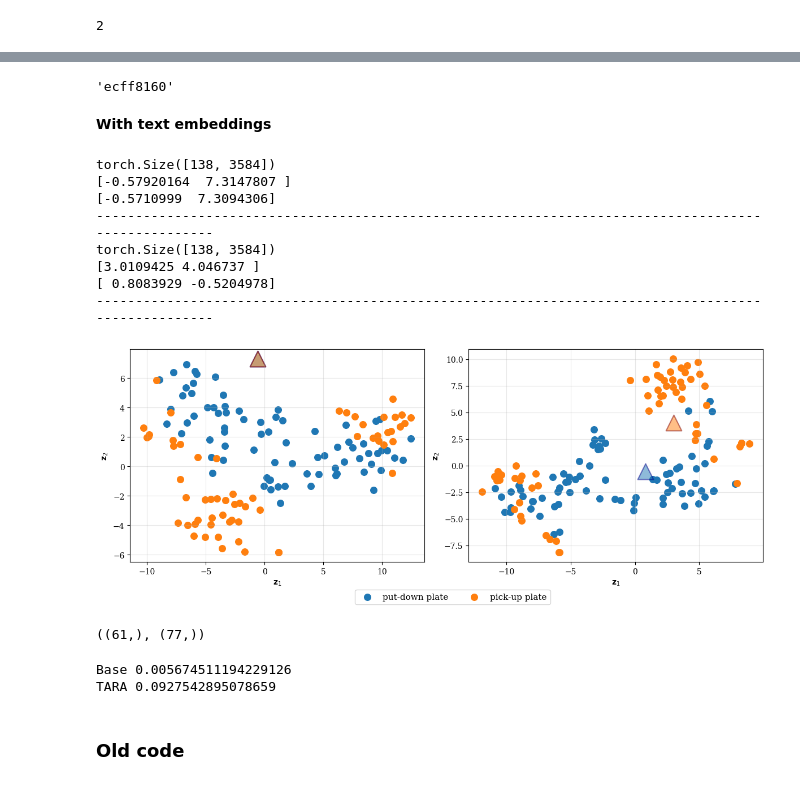
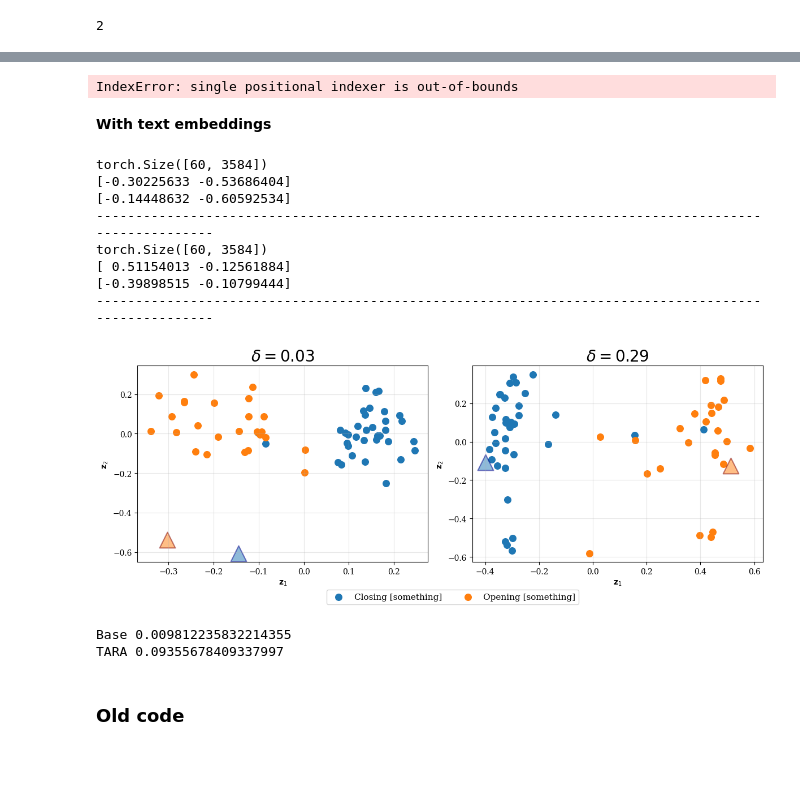
Before and after one commit to bpiyush/CaReBench, a Jupyter notebook: notebooks/tsne_comparison.ipynb, the cells around one changed output, grey strips where cells are left out. Saved outputs shown, nothing was run; the diff lists cells and outputs as text; code cells hidden in the pictures.

```diff
--- a/notebooks/tsne_comparison.ipynb
+++ b/notebooks/tsne_comparison.ipynb
@@ -33,7 +33,7 @@ from notebooks.eval_care_retrieval import load_model, load_data
 Failed to import Qwen2_5_VLModel, Qwen2_5_VLForConditionalGeneration.
 # %%
 # Load data
-dataset = 'epic'
+dataset = 'ssv2'
 df = load_data(dataset)
 df = df.drop_duplicates(subset=['id', 'text_id']).reset_index(drop=True)
 
@@ -103,16 +101,17 @@ template = 'put-down plate'
 
 df[df.template == template].chiral_triplet_id.iloc[0]
 # %% [output]
-'ecff8160'
+IndexError: single positional indexer is out-of-bounds
 # %% [markdown]
 **With text embeddings**
 # %%
 # Pick a chiral action
-# cid = np.random.choice(chiral_triplet_ids)
+cid = np.random.choice(chiral_triplet_ids)
+
 # cid = '3f20f09b'
 # cid = '7f9dfd30'
 # cid = 'e3c2c932'
-cid = 'ecff8160'
+# cid = 'ecff8160'
 
 # cid = chiral_triplet_ids[15]
 # cid = "b58b2f93"
@@ -125,11 +124,35 @@ class_names = subdf.template.unique()
 n_models = len(embed_dirs)
 model_names = list(embed_dirs)
 fig, axes = plt.subplots(1, n_models, figsize=(6 * n_models, 4.5))
-# method = 'pca'
-method = 'tsne'
+method = 'pca'
+# method = 'tsne'
 save = False
 
 handles, labels = None, None  # To store legend handles/labels
+
+
+# Compute delta
+delta = {}
+cosine_sim = lambda x, y: torch.nn.functional.cosine_similarity(x, y).mean()
+euclid_dis = lambda x, y: torch.cdist(x.unsqueeze(0), y).mean()
+idx_pos = np.where(subdf.chiral_label == 1.0)[0]
+idx_neg = np.where(subdf.chiral_label == 0.0)[0]
+dist_fn = cosine_sim
+# dist_fn = euclid_dis
+for j in range(2):
+    model_name = model_names[j]
+
+    zv_ = torch.stack([video_feat[model_name][k] for k in ids])
+    zt_pos = texts_feat[model_name][f"{cid}_1.0"]
+    zt_neg = texts_feat[model_name][f"{cid}_0.0"]
+    zt_ = torch.stack([zt_pos, zt_neg])
+
+    s_pos = (dist_fn(zt_pos, zv_[idx_pos]) - dist_fn(zt_pos, zv_[idx_neg])).item()
+    s_neg = (dist_fn(zt_neg, zv_[idx_neg]) - dist_fn(zt_neg, zv_[idx_pos])).item()
+    s = (s_pos + s_neg) / 2.
+    # print(model_name, s)
+    delta[model_name] = np.round(s, 2)
+
 
 for j, ax in enumerate(axes):
     model_name = model_names[j]
@@ -176,57 +199,52 @@ for j, ax in enumerate(axes):
     # Capture handles and labels from the first subplot
     if handles is None:
         handles, labels = ax.get_legend_handles_labels()
+
+    ax.set_title("$\delta = %s$" % delta[model_name], fontsize=20)
     print("-" * 100)
 
 # Annotate
 # ax.annotate('Video', xy=(tsne_v[-1, 0], tsne_v[-1, 1]),
 #             xytext=(20, 10), textcoords='offset points',
 #             arrowprops=dict(arrowstyle='->', color='gray'),
 #             fontsize=10)
 # ax.annotate('Video', xy=(tsne_v[140, 0], tsne_v[140, 1]),
 #             xytext=(20, 15), textcoords='offset points',
 #             arrowprops=dict(arrowstyle='->', color='gray'),
 #             fontsize=20)
 
 # ax.annotate('Text', xy=(tsne_tpos[0], tsne_tpos[1]),
 #             xytext=(-5, -30), textcoords='offset points',
 #             arrowprops=dict(arrowstyle='->', color='gray'),
 #             fontsize=10)
 
 
 # Create a single legend below the plots, centered, single column
 fig.legend(handles, labels, loc='upper center', bbox_to_anchor=(0.53, 0.04),
            ncol=2, frameon=True, fontsize=11)
 
 plt.tight_layout()
 # plt.subplots_adjust(bottom=0.25)  # Make room for the legend at the bottom
 # plt.savefig("../figures/tsne-take-put-v2.pdf", bbox_inches='tight')
 if save:
     plt.savefig(f"../figures/{method}-{cid}-v2.pdf", bbox_inches='tight')
 plt.show()
 # %% [output]
-torch.Size([138, 3584])
-[-0.57920164  7.3147807 ]
-[-0.5710999  7.3094306]
+torch.Size([60, 3584])
+[-0.30225633 -0.53686404]
+[-0.14448632 -0.60592534]
 ----------------------------------------------------------------------------------------------------
-torch.Size([138, 3584])
-[3.0109425 4.046737 ]
-[ 0.8083929 -0.5204978]
+torch.Size([60, 3584])
+[ 0.51154013 -0.12561884]
+[-0.39898515 -0.10799444]
 ----------------------------------------------------------------------------------------------------
-[figure, old version]
+[figure, new version]
-# %%
-# Compute quantitative measure
-zt_pos.shape, zt_neg.shape, zv_.shape
-
-idx_pos = np.where(subdf.chiral_label == 1.0)[0]
-idx_neg = np.where(subdf.chiral_label == 0.0)[0]
-
-idx_pos.shape, idx_neg.shape
-# %% [output]
-((61,), (77,))
 # %%
 cosine_sim = lambda x, y: torch.nn.functional.cosine_similarity(x, y).mean()
 euclid_dis = lambda x, y: torch.cdist(x.unsqueeze(0), y).mean()
+
+idx_pos = np.where(subdf.chiral_label == 1.0)[0]
+idx_neg = np.where(subdf.chiral_label == 0.0)[0]
 
 dist_fn = cosine_sim
 # dist_fn = euclid_dis
@@ -244,8 +262,8 @@ for j in range(2):
     s = (s_pos + s_neg) / 2.
     print(model_name, s)
 # %% [output]
-Base 0.005674511194229126
-TARA 0.0927542895078659
+Base 0.009812235832214355
+TARA 0.09355678409337997
 # %% [markdown]
 ### Old code
 # %%
```
Also changed, not shown: parts of 2 cells of this notebook, 4 other files.
